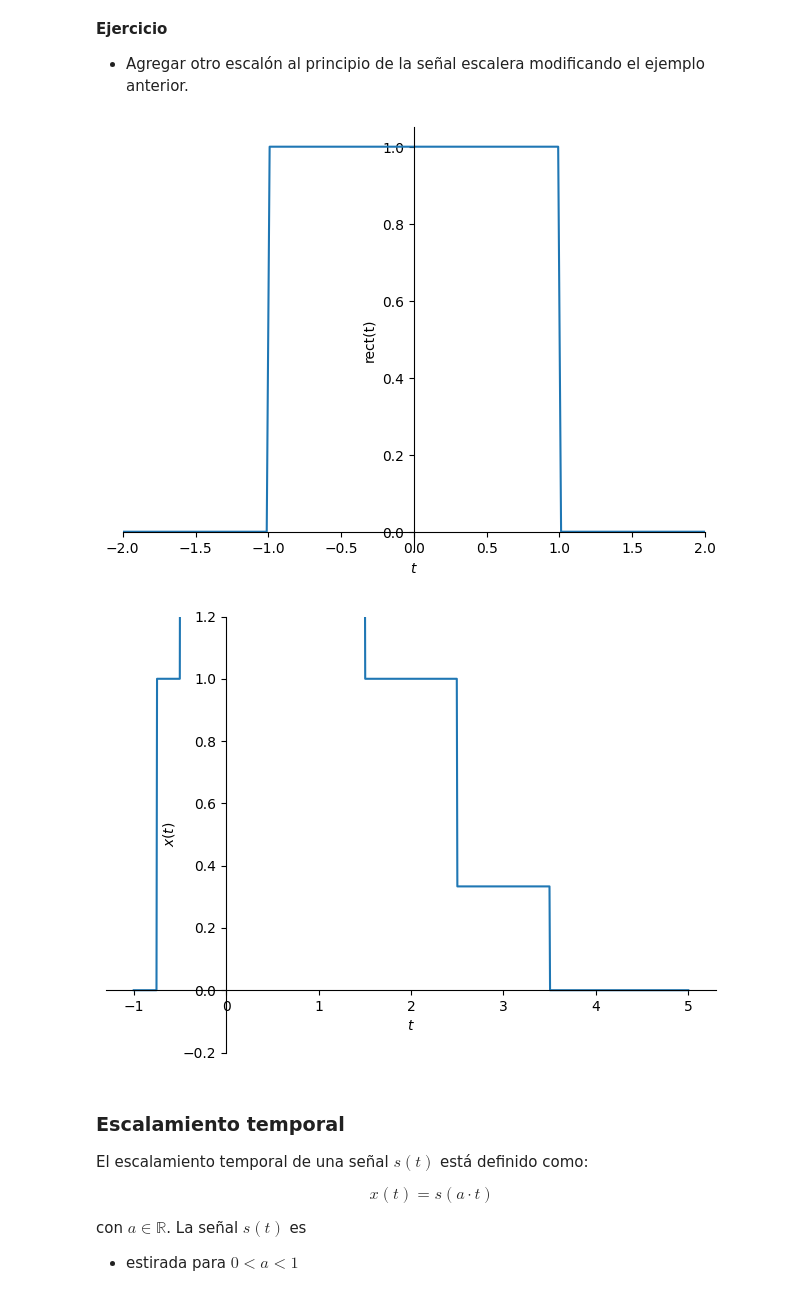
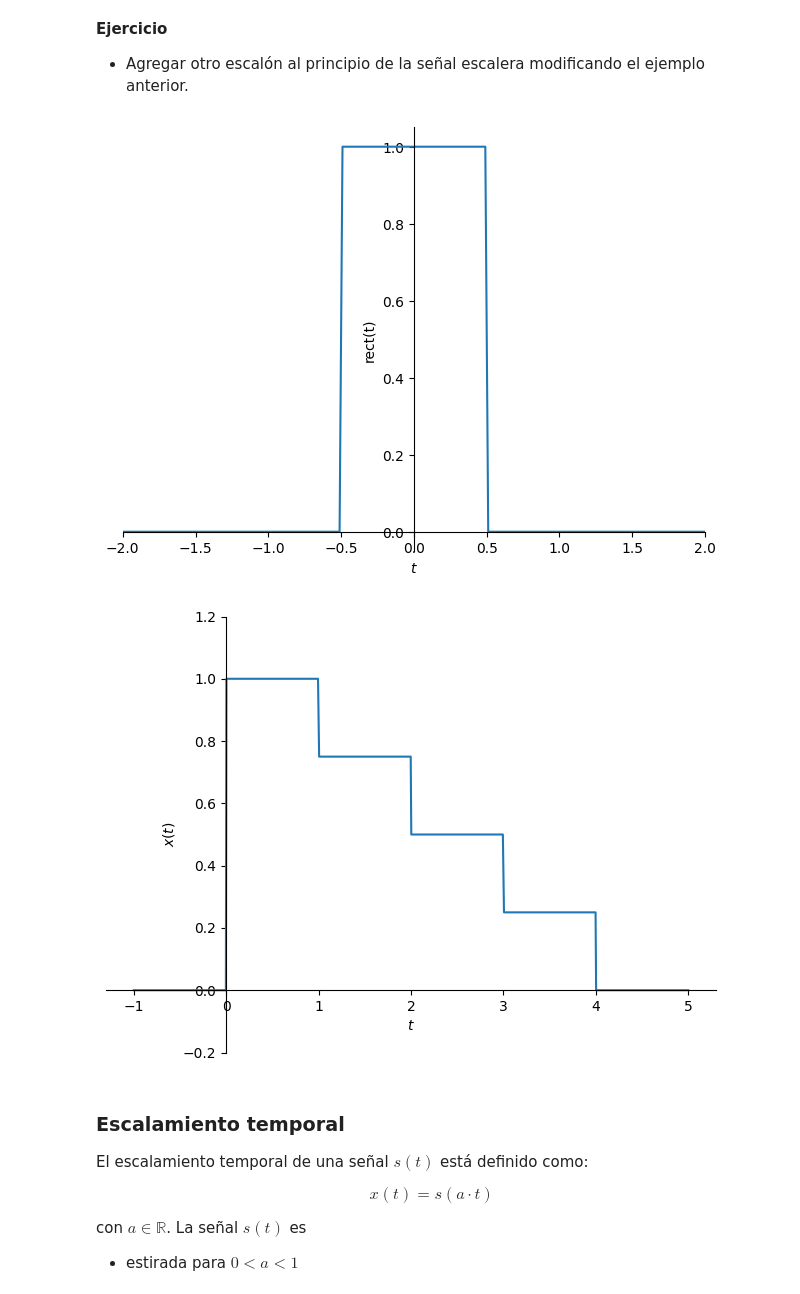
Before and after one commit to Juacardonaca/SyS2025-II, a Jupyter notebook: Copia_de_Operaciones_de_señales_continuas_Juan_Cardona.ipynb, the cells around one changed output. Saved outputs shown, nothing was run; the diff lists cells and outputs as text; code cells hidden in the pictures.

```diff
--- a/Copia_de_Operaciones_de_señales_continuas_Juan_Cardona.ipynb
+++ b/Copia_de_Operaciones_de_señales_continuas_Juan_Cardona.ipynb
@@ -75,14 +75,14 @@ sym.plot(x, (t, -1, 5), ylim=[-0.2, 1.2], ylabel='$x(t)$');
 
 * Agregar otro escalón al principio de la señal escalera modificando el ejemplo anterior.
 # %%
-rect = sym.Heaviside(t + 1) - sym.Heaviside(t - 1)
+rect = sym.Heaviside(t + 1/2) - sym.Heaviside(t - 1/2)
 sym.plot(rect, xlim=[-2,2], ylabel = r'rect(t)')
 #los rect desplazados se acoplan con escalamientos diferentes
-x = rect.subs(t, t-1/4) + rect.subs(t, t-1/2) + 2/3*rect.subs(t, t-3/2) + 1/3*rect.subs(t, t-5/2)
+x = rect.subs(t, t-1/2) + 3/4*rect.subs(t, t-3/2) + 2/4*rect.subs(t, t-5/2) + 1/4*rect.subs(t, t-7/2)
 sym.plot(x, (t, -1, 5), ylim=[-0.2, 1.2], ylabel='$x(t)$');
 # %% [output]
-[figure, old version]
+[figure, new version]
-[figure, old version]
+[figure, new version]
 # %% [markdown]
 ### Escalamiento temporal
 
```
Also changed, not shown: parts of 1 cell of this notebook.
